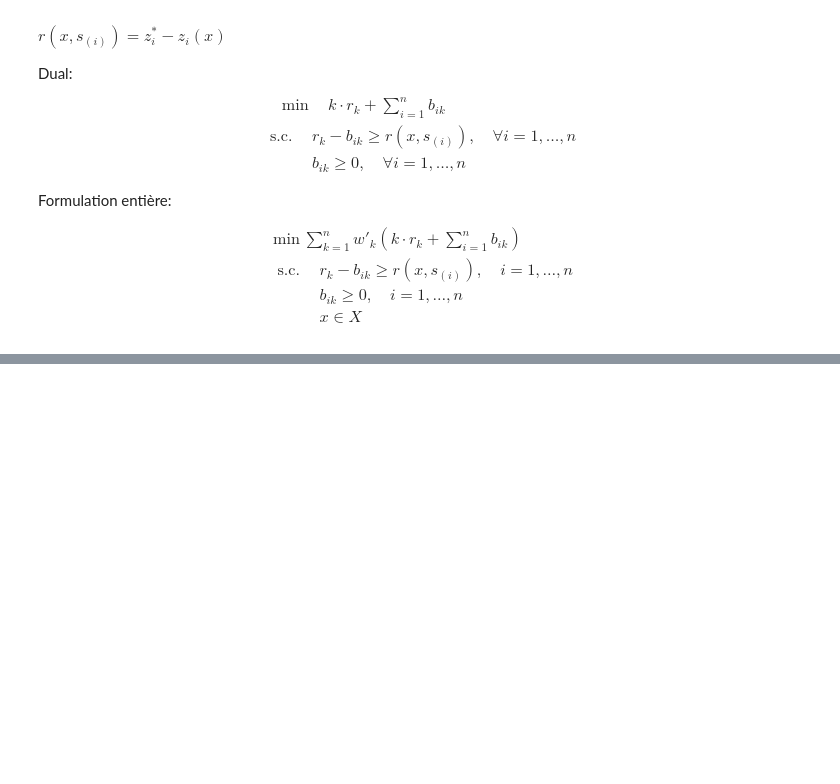
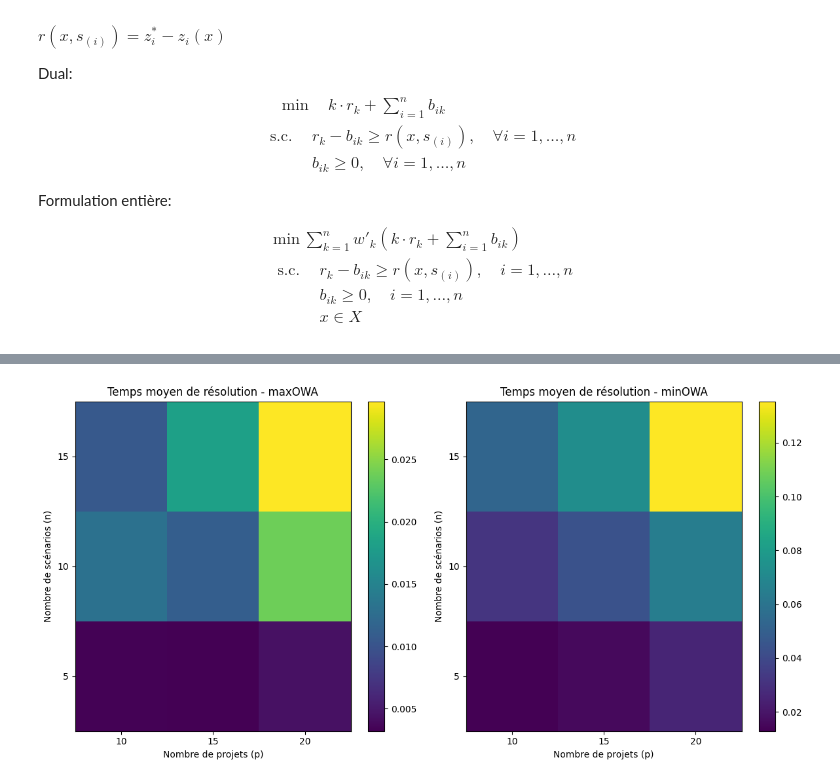
Before and after one commit to atg205/SuperOptimizer, a Jupyter notebook: Ex2.ipynb, the cells around one changed output, grey strips where cells are left out. Drawn from its saved outputs; the diff is of its cells as text; code cells hidden in the pictures; blank space fills up the shorter version.

```diff
--- a/Ex2.ipynb
+++ b/Ex2.ipynb
@@ -120,9 +124,9 @@ def maxOWA(C_max,valeurs_scenarios, couts):
 
     model.addConstr(quicksum(couts[j] * x[j] for j in range(n_projets)) <= C_max, name="BudgetConstraint")
     model.optimize()
-    print(model.ObjVal)
-    objets_selectiones = [i for i in range(n_projets) if x[i].X > 0.5]
-    print(objets_selectiones)
+    #print(model.ObjVal)
+    #objets_selectiones = [i for i in range(n_projets) if x[i].X > 0.5]
+    #print(objets_selectiones)
 # %%
 # projets de l'exemple 1
 valeurs_scenarios = [[70,18,16,14,12,10,8,6,4,2],
@@ -219,7 +220,7 @@ def minOWA(C_max,valeurs_scenarios, couts):
     bik = []
     for k in range(n_scenarios):
         bik.append(model.addVars(n_scenarios,vtype=GRB.CONTINUOUS, lb=0,name=f'bik {k}'))
-    print(w_apostrophe)
+#    print(w_apostrophe)
 
     objectif = quicksum([w_apostrophe[k]*(k*rk[k]+quicksum(bik[k][i] for i in range(n_scenarios))) for k in range(n_scenarios)])
     model.setObjective(objectif, GRB.MINIMIZE)
@@ -230,9 +231,9 @@ def minOWA(C_max,valeurs_scenarios, couts):
 
     model.addConstr(quicksum(couts[j] * x[j] for j in range(n_projets)) <= C_max, name="BudgetConstraint")
     model.optimize()
-    print(model.ObjVal)
-    objets_selectiones = [i for i in range(n_projets) if x[i].X > 0.5]
-    print(objets_selectiones)
+ #   print(model.ObjVal)
+  #  objets_selectiones = [i for i in range(n_projets) if x[i].X > 0.5]
+  #  print(objets_selectiones)
 # %%
 # projets de l'exemple 1
 valeurs_scenarios = [[70,18,16,14,12,10,8,6,4,2],
@@ -246,0 +280,80 @@ minOWA(C_max,valeurs_scenarios, couts)
+# %%
+import time
+
+
+def average_resolution_time(model_function, instances):
+    """Calcule le temps moyen de résolution pour un ensemble d'instances donné avec un modèle spécifique."""
+    total_time = 0
+    for instance in instances:
+        start_time = time.time()
+
+        # Appeler la fonction modèle pour résoudre l'instance
+        model_function(C_max = instances[0]['budget'], valeurs_scenarios=instances[0]['valeurs'], couts=instances[0]['cout'])
+
+        end_time = time.time()
+        total_time += (end_time - start_time)
+
+    # Calculer le temps moyen pour les 10 instances
+    avg_time = total_time / len(instances)
+    return avg_time
+
+def main(n_values, p_values, num_instances=10):
+
+    maxmin_times = np.zeros((len(n_values), len(p_values)))
+    regret_times = np.zeros((len(n_values), len(p_values)))
+
+    for i, n in enumerate(n_values):
+        for j, p in enumerate(p_values):
+            # Générer 10 instances pour le couple (n, p)
+            instances = generate_instances([n], [p], num_instances=num_instances)
+
+            # Calculer le temps moyen pour le modèle maxmin
+            avg_time_maxmin = average_resolution_time(maxOWA, instances)
+            maxmin_times[i, j] = avg_time_maxmin
+
+            # Calculer le temps moyen pour le modèle regret
+            avg_time_regret = average_resolution_time(minOWA, instances)
+            regret_times[i, j] = avg_time_regret
+
+            print(f"(n={n}, p={p}) - Temps moyen maxOWA: {avg_time_maxmin:.4f} s, Temps moyen minOWA: {avg_time_regret:.4f} s")
+
+    return maxmin_times, regret_times, n_values, p_values
+
+def plot_results(maxmin_times, regret_times, n_values, p_values):
+    fig, axs = plt.subplots(1, 2, figsize=(12, 6))
+
+    # Heatmap pour le modèle maxmin
+    im1 = axs[0].imshow(maxmin_times, cmap='viridis', aspect='auto')
+    axs[0].set_title("Temps moyen de résolution - maxOWA")
+    axs[0].set_xlabel("Nombre de projets (p)")
+    axs[0].set_ylabel("Nombre de scénarios (n)")
+    axs[0].set_xticks(np.arange(len(p_values)))
+    axs[0].set_yticks(np.arange(len(n_values)))
+    axs[0].set_xticklabels(p_values)
+    axs[0].set_yticklabels(n_values)
+    fig.colorbar(im1, ax=axs[0], orientation='vertical')
+
+    # Heatmap pour le modèle regret
+    im2 = axs[1].imshow(regret_times, cmap='viridis', aspect='auto')
+    axs[1].set_title("Temps moyen de résolution - minOWA")
+    axs[1].set_xlabel("Nombre de projets (p)")
+    axs[1].set_ylabel("Nombre de scénarios (n)")
+    axs[1].set_xticks(np.arange(len(p_values)))
+    axs[1].set_yticks(np.arange(len(n_values)))
+    axs[1].set_xticklabels(p_values)
+    axs[1].set_yticklabels(n_values)
+    fig.colorbar(im2, ax=axs[1], orientation='vertical')
+
+    plt.tight_layout()
+    plt.show()
+
+# Paramètres d'entrée
+n_values = [15, 10, 5]  # Nombre de scénarios
+p_values = [10, 15, 20] # Nombre de projets
+
+# Lancer l'évaluation du temps moyen de résolution
+maxmin_times, regret_times, n_values, p_values = main(n_values, p_values)
+
+# Afficher les résultats avec matplotlib
+plot_results(maxmin_times, regret_times, n_values, p_values)
+# %% [output]
@@ -246,0 +369 @@ minOWA(C_max,valeurs_scenarios, couts)
+[figure, added]
```
Also changed, not shown: parts of 7 cells of this notebook, 1 other file.
